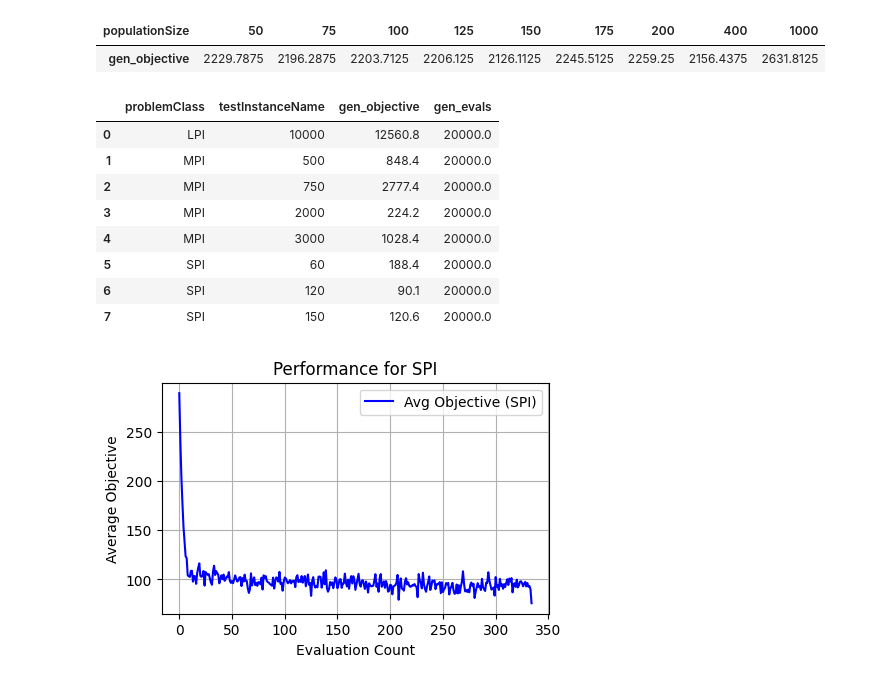
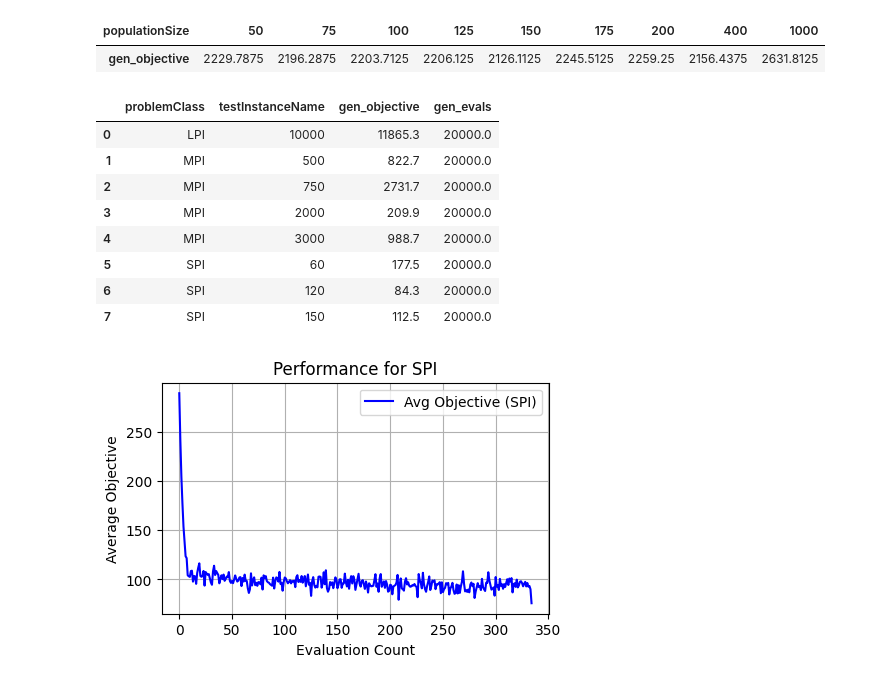
Before and after one commit to MatteoGalletta/university-ai-mwvc, a Jupyter notebook: src/analyze.ipynb, the cells around one changed output. Cells and saved outputs as stored; diff of their text form; code cells hidden in the pictures.

```diff
--- a/src/analyze.ipynb
+++ b/src/analyze.ipynb
@@ -117,37 +117,39 @@ last_gen_df.groupby(['populationSize']).agg({
 | populationSize | 50 | 75 | 100 | 125 | 150 | 175 | 200 | 400 | 1000 |
 | gen_objective | 2229.7875 | 2196.2875 | 2203.7125 | 2206.125 | 2126.1125 | 2245.5125 | 2259.25 | 2156.4375 | 2631.8125 |
 # %%
+df_filtered = df
+
 df_filtered.loc[:, 'populationSize'] = df['path'].apply(lambda x: int(x.split('/')[-1]))
 
 df_filtered = df_filtered.loc[df_filtered['populationSize'] == 150]
 
 
 # Sort to ensure last generation is correctly identified
-df_sorted = df.sort_values(by=['problemClass', 'testInstanceName', 'testInstanceVersion', 'generation'])
+df_sorted = df_filtered.sort_values(by=['problemClass', 'testInstanceName', 'testInstanceVersion', 'generation'])
 
 # Select the last generation for each problemClass/testInstanceName/testInstanceVersion
 last_gen_df = df_sorted.loc[df_sorted.groupby(['problemClass', 'testInstanceName', 'testInstanceVersion'])['generation'].idxmax()]
 
 result = last_gen_df.groupby(['problemClass', 'testInstanceName']).agg({
 	#'gen_best': 'mean',
 	'gen_objective': 'mean',
 	'gen_evals': 'mean'
 }).reset_index().sort_values(by=['problemClass', 'testInstanceName'])
 
 # TODO: gen_best dovrebbe coincidere con gen_objective. dovrebbe ritornare NULL la obj
 
 # Display or save result
 result
 # %% [output]
 |  | problemClass | testInstanceName | gen_objective | gen_evals |
-| 0 | LPI | 10000 | 12560.8 | 20000.0 |
-| 1 | MPI | 500 | 848.4 | 20000.0 |
-| 2 | MPI | 750 | 2777.4 | 20000.0 |
-| 3 | MPI | 2000 | 224.2 | 20000.0 |
-| 4 | MPI | 3000 | 1028.4 | 20000.0 |
-| 5 | SPI | 60 | 188.4 | 20000.0 |
-| 6 | SPI | 120 | 90.1 | 20000.0 |
-| 7 | SPI | 150 | 120.6 | 20000.0 |
+| 0 | LPI | 10000 | 11865.3 | 20000.0 |
+| 1 | MPI | 500 | 822.7 | 20000.0 |
+| 2 | MPI | 750 | 2731.7 | 20000.0 |
+| 3 | MPI | 2000 | 209.9 | 20000.0 |
+| 4 | MPI | 3000 | 988.7 | 20000.0 |
+| 5 | SPI | 60 | 177.5 | 20000.0 |
+| 6 | SPI | 120 | 84.3 | 20000.0 |
+| 7 | SPI | 150 | 112.5 | 20000.0 |
 # %%
 for generations in results:
 	continue
```
Also changed, not shown: 1 other file.
